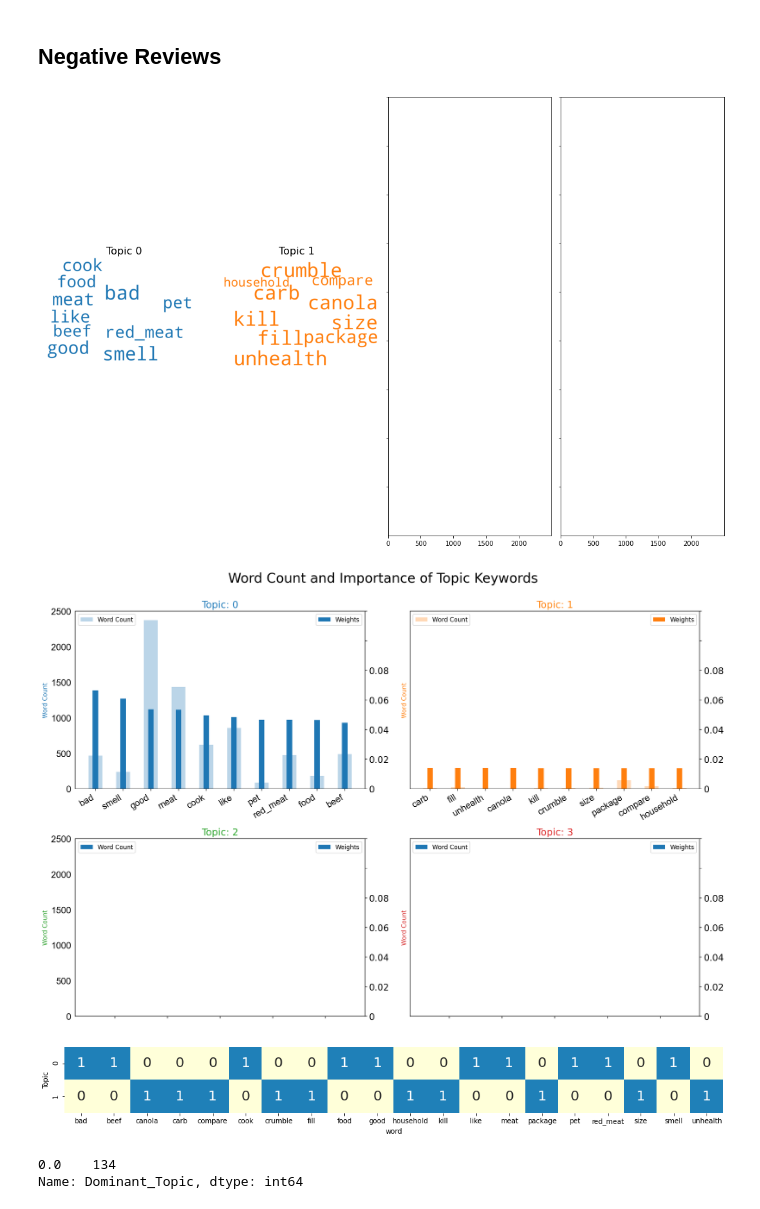
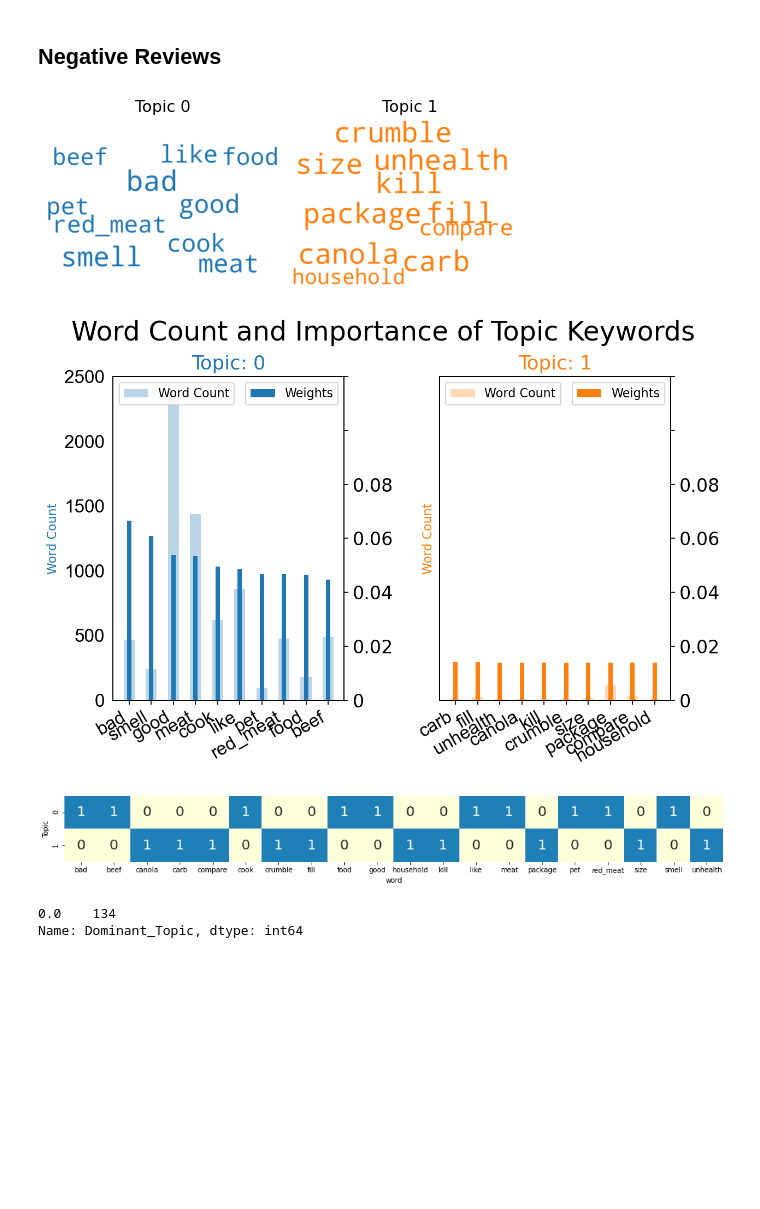
Before and after one commit to rgpihlstrom/NLP-Topic-Modeling, a Jupyter notebook: TopicVisuals.ipynb, the cells around one changed output. Cells and saved outputs as stored; diff of their text form; code cells hidden in the pictures; blank space fills up the shorter version.

```diff
--- a/TopicVisuals.ipynb
+++ b/TopicVisuals.ipynb
@@ -76,23 +76,13 @@ def getTopReviewsForEachTopic(df_topic_sents_keywords):
     sent_topics_outdf_grpd = df_topic_sents_keywords.groupby('Dominant_Topic')
 
     for i, grp in sent_topics_outdf_grpd:
-#         print(f'i = {i}')
-#         print(grp.sort_values(['Perc_Contribution'], ascending=[0]).head(5))
 
 
         df_topic_epitome_reviews = pd.concat([grp.sort_values(['Perc_Contribution'], ascending=[0]).head(5)],
                                                 axis=0, ignore_index=True)
 
-    #     testAppend =  grp.sort_values(['Perc_Contribution'], ascending=[0]).head(5)
-
         df_append = df_append.append(df_topic_epitome_reviews, ignore_index=True)
 
-        #test = df_topic_sents_keywords1.groupby(['Dominant_Topic'], as_index=False)[0].count()
-
-    #     print(type(df_topic_epitome_reviews))
-    #     sent_topics_sorted
-
-    # Reset Index
     df_append.reset_index(drop=True, inplace=True)
 
     # Format
@@ -114,12 +104,11 @@ def createwordcloud(ldamodel, numberofTopics):
     topics = ldamodel.show_topics(formatted=False)
 
 
-    if numberofTopics <=4:
+    if numberofTopics == 4:
         fig, axes = plt.subplots(1, 4, figsize=(15,10), sharex=True, sharey=True)
-#     elif numberofTopics<=6:
-#         fig, axes = plt.subplots(2, 3, figsize=(15,20), sharex=True, sharey=True)
-#     elif numberofTopics<=9:
-#         fig, axes = plt.subplots(3, 3, figsize=(15,30), sharex=True, sharey=True)
+
+    if numberofTopics == 2:
+        fig, axes = plt.subplots(1, 2, figsize=(7,10), sharex=True, sharey=True)
 
     for i, ax in enumerate(axes.flatten()):
         if i < numberofTopics:
@@ -139,7 +128,7 @@ def createwordcloud(ldamodel, numberofTopics):
     plt.tight_layout()
     plt.show()
 
-def showTopwordsPertopicInGraph (ldamodel):
+def showTopwordsPertopicInGraph (ldamodel, numberOfModels):
     from collections import Counter
     topics = ldamodel.show_topics(formatted=False)
     data_flat = [w for w_list in doc_clean_tokenized_Lem for w in w_list]
@@ -152,8 +141,14 @@ def showTopwordsPertopicInGraph (ldamodel):
 
     df = pd.DataFrame(out, columns=['word', 'topic_id', 'importance', 'word_count'])
 
-    # Plot Word Count and Weights of Topic Keywords
-    fig, axes = plt.subplots(2, 2, figsize=(16,10), sharey=True, dpi=160)
+
+    if numberOfModels == 4:
+        # Plot Word Count and Weights of Topic Keywords
+        fig, axes = plt.subplots(2, 2, figsize=(16,10), sharey=True, dpi=160)
+    if numberOfModels == 2:
+        # Plot Word Count and Weights of Topic Keywords
+        fig, axes = plt.subplots(1, 2, figsize=(8,5), sharey=True, dpi=160)
+
     cols = [color for name, color in mcolors.TABLEAU_COLORS.items()]
     for i, ax in enumerate(axes.flatten()):
         ax.bar(x='word', height="word_count", data=df.loc[df.topic_id==i, :], color=cols[i], width=0.5, alpha=0.3, label='Word Count')
@@ -436,28 +431,28 @@ for i in range(len(optimal_model.show_topics(formatted=False))):
 # %%
 df_topic_sents_keywords = format_topics_sentences(optimal_model_N, doc_term_matrix_N, data_N)
 
 
 # Format
 df_dominant_topic = df_topic_sents_keywords.reset_index()
 df_dominant_topic.columns = ['Document_No', 'Dominant_Topic', 'Topic_Perc_Contrib', 'Keywords', 'Text']
 
 # Show
 # df_dominant_topic.to_excel("df_TopReviewPerTopic.xlsx")
 
 df_TopReviewPerTopic = getTopReviewsForEachTopic(df_topic_sents_keywords)
 
 df_reviewsInitialText = df_reviews_N[['Text','TextClean', 'TextClean4']]
 df_TopReviewPerTopic.merge(df_reviewsInitialText, how='left', on='Text')
 df_TopReviewPerTopic.head()
 
 df_TopReviewPerTopic.to_excel("df_TopReviewPerTopic_N.xlsx")
 
-createwordcloud(optimal_model_N, numberOfTopics_N)
-df_wordImp = showTopwordsPertopicInGraph(optimal_model_N)
+createwordcloud(optimal_model_N, 2)
+df_wordImp = showTopwordsPertopicInGraph(optimal_model_N, 2)
 createheatmapofTopwords(gettopicwordsIntoDataframe(optimal_model_N))
 # %% [output]
-[figure, old version]
+[figure, new version]
-[figure, old version]
+[figure, new version]
 [figure]
 # %%
 df_topic_sents_keywords.Dominant_Topic.value_counts()
```
Also changed, not shown: parts of 3 cells of this notebook, 2 other files.
